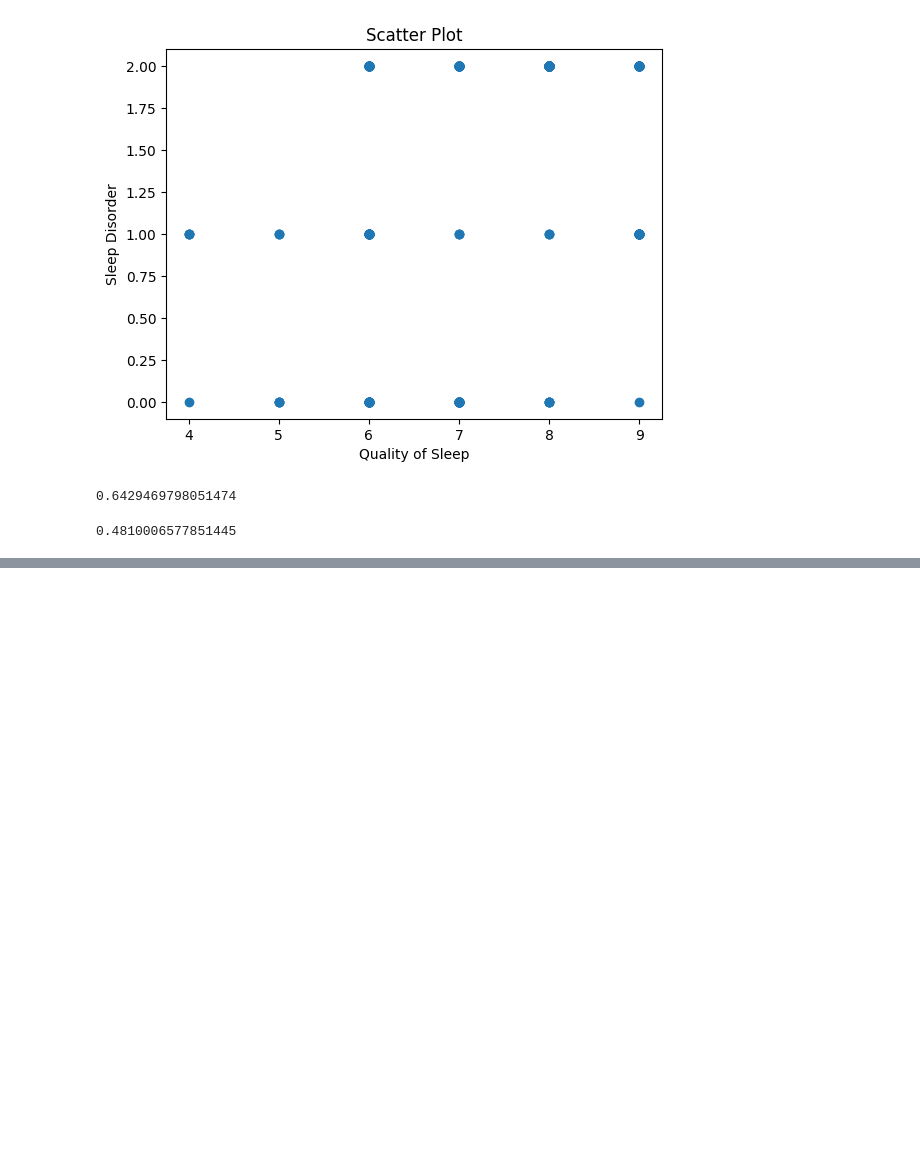
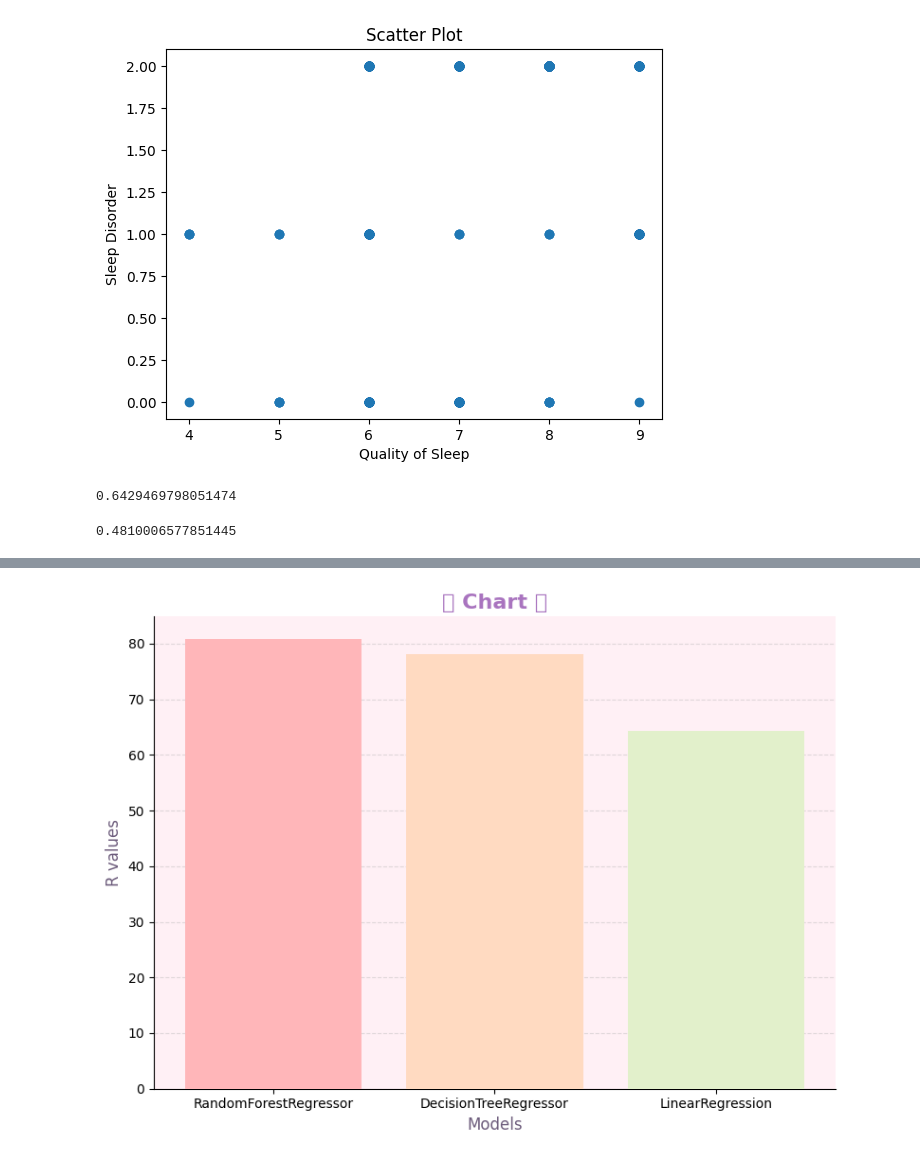
Before and after one commit to rokan45/Sleep_disorder_Prediction_2202023, a Jupyter notebook: sleep&disorder.ipynb, the cells around one changed output, grey strips where cells are left out. Saved outputs shown, nothing was run; the diff lists cells and outputs as text; code cells hidden in the pictures; blank space fills up the shorter version.

```diff
--- a/sleep&disorder.ipynb
+++ b/sleep&disorder.ipynb
@@ -142,2 +142,37 @@ errors
  'DecisionTreeRegressor': 78.14841672709693,
  'LinearRegression': 64.29469798051474}
+# %%
+import matplotlib.pyplot as plt
+
+# Sample data for demonstration (replace with your actual 'errors' dictionary)
+
+# Define a cute pastel color palette
+cute_colors = ['#FFB6B9', '#FFDAC1', '#E2F0CB', '#B5EAD7', '#C7CEEA']
+
+# Create the bar chart
+plt.figure(figsize=(8, 6))
+bars = plt.bar(errors.keys(), errors.values(), color=cute_colors[:len(errors)])
+
+# Add rounded edges to bars
+for bar in bars:
+    bar.set_linewidth(0)
+    bar.set_edgecolor('none')
+    bar.set_zorder(3)
+
+# Add labels and title with cute fonts
+plt.title('🐾 Chart 🐾', fontsize=16, fontweight='bold', color='#A974BF')
+plt.xlabel('Models', fontsize=12, color='#6C5B7B')
+plt.ylabel('R values', fontsize=12, color='#6C5B7B')
+
+# Set background color
+plt.gca().set_facecolor('#FFF0F5')  # Light lavender pink
+plt.grid(axis='y', linestyle='--', alpha=0.4)
+
+# Remove top and right border
+plt.gca().spines['top'].set_visible(False)
+plt.gca().spines['right'].set_visible(False)
+
+plt.tight_layout()
+plt.show()
+# %% [output]
+[figure, added]
```
Also changed, not shown: parts of 2 cells of this notebook.
